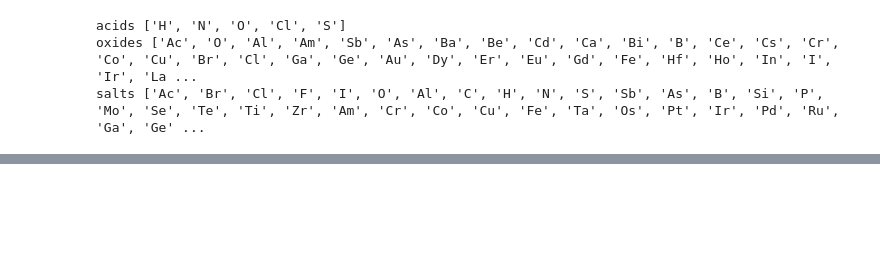
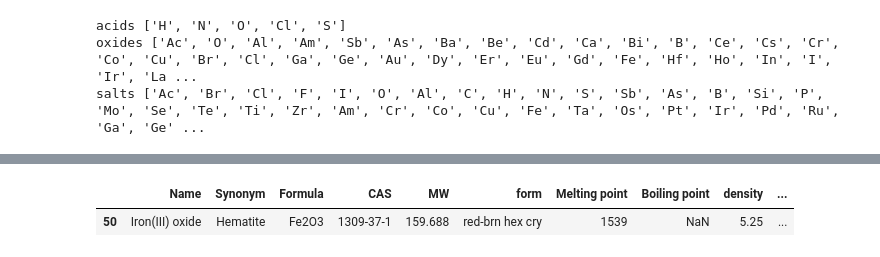
Before and after one commit to wpk-nist-gov/glassmaker, a Jupyter notebook: src/make_suggestion.ipynb, the cells around one changed output, grey strips where cells are left out. Drawn from its saved outputs; the diff is of its cells as text; code cells hidden in the pictures; blank space fills up the shorter version.

```diff
--- a/src/make_suggestion.ipynb
+++ b/src/make_suggestion.ipynb
@@ -98,0 +91,5 @@ S.salt.query('{} == {!r}'.format('Formula',S.salt.loc[387].Formula))
+# %%
+S.oxide.query('Target=="Fe"')
+# %% [output]
+|  | Name | Synonym | Formula | CAS | MW | form | Melting point | Boiling point | density | ... |
+| 50 | Iron(III) oxide | Hematite | Fe2O3 | 1309-37-1 | 159.688 | red-brn hex cry | 1539 | NaN | 5.25 | ... |
```
Also changed, not shown: parts of 5 cells of this notebook, 2 other files.
